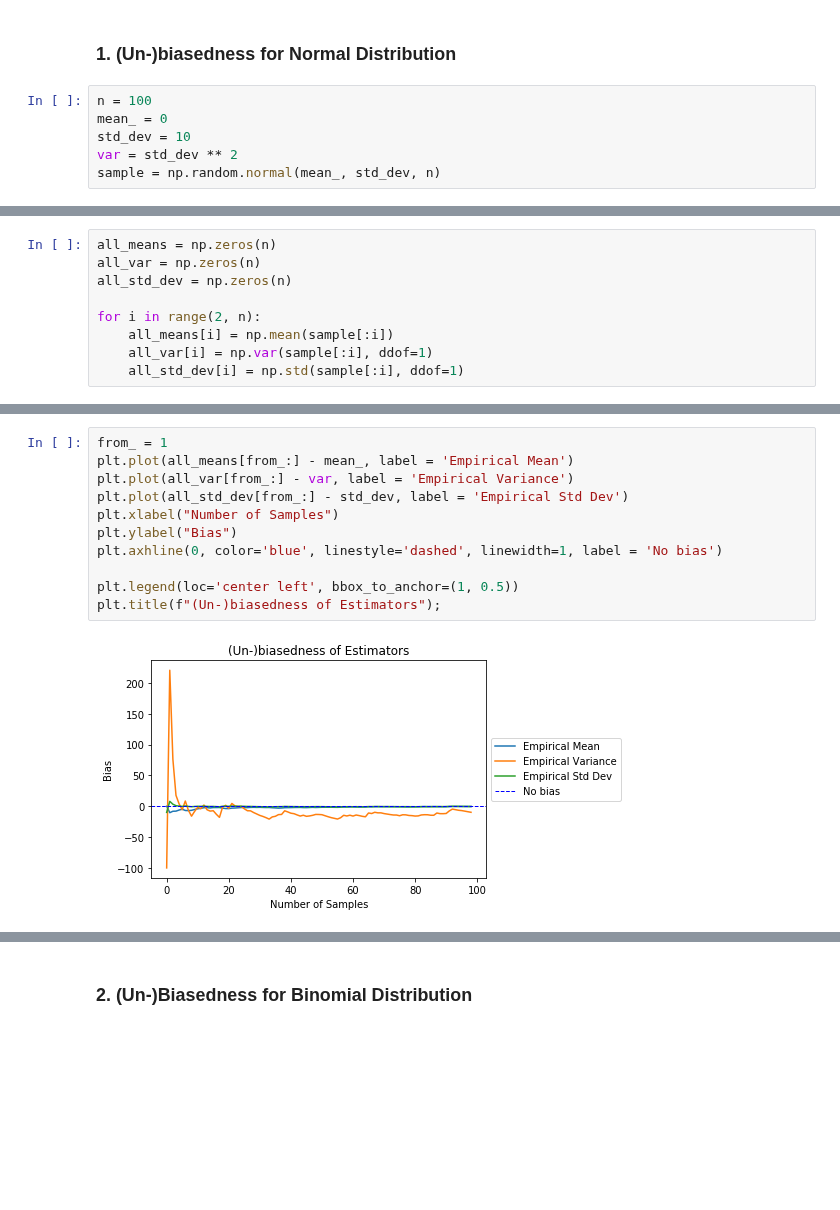
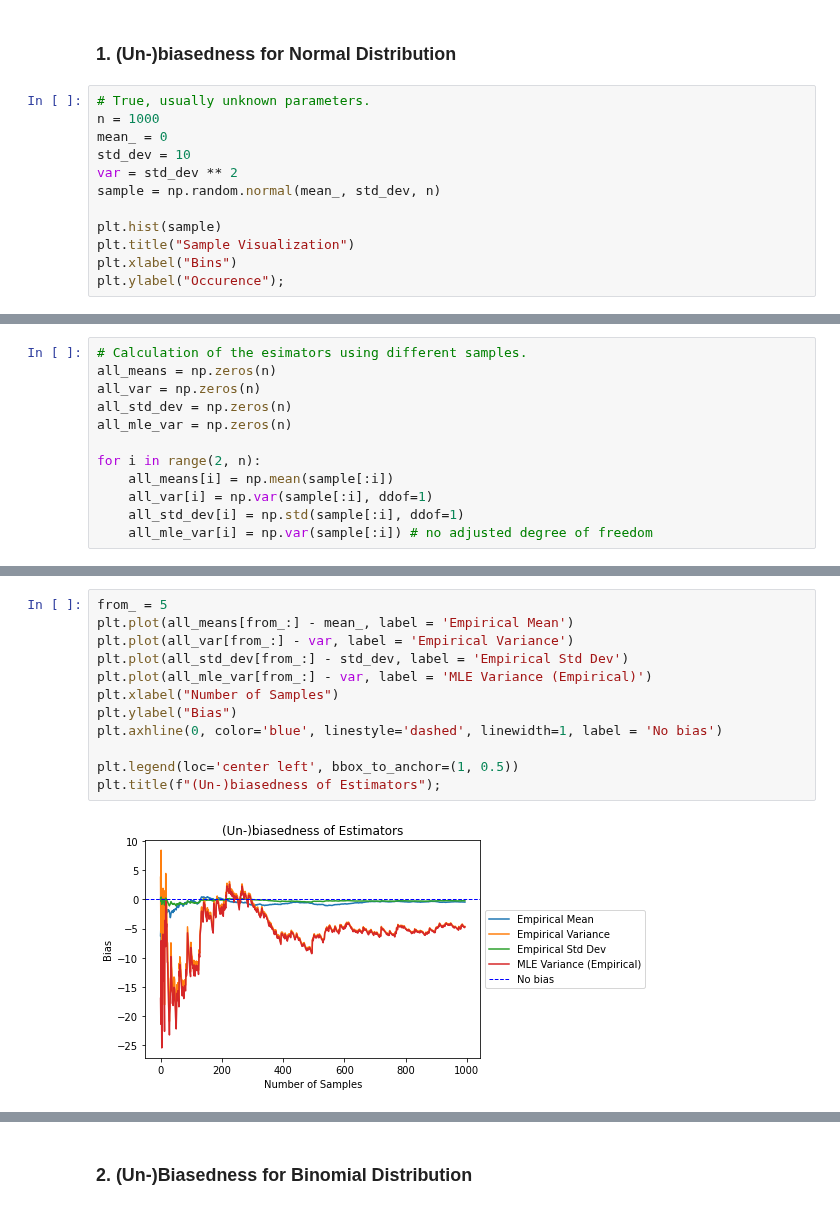
Before and after one commit to DorotheaMueller/statistics_assignments, a Jupyter notebook: ex_2.ipynb, the cells around one changed output, grey strips where cells are left out. Cells and saved outputs as stored; diff of their text form; blank space fills up the shorter version.

```diff
--- a/ex_2.ipynb
+++ b/ex_2.ipynb
@@ -221,8 +221,14 @@ The MLE are normal distributed around the true parameter $\mu$ for both the dire
 # %% [markdown]
 ### 1. (Un-)biasedness for Normal Distribution
 # %%
-n = 100
+# True, usually unknown parameters.
+n = 1000
 mean_ = 0
 std_dev = 10
 var = std_dev ** 2
 sample = np.random.normal(mean_, std_dev, n)
+
+plt.hist(sample)
+plt.title("Sample Visualization")
+plt.xlabel("Bins")
+plt.ylabel("Occurence");
@@ -229,12 +237,15 @@ sample = np.random.normal(mean_, std_dev, n)
 # %%
+# Calculation of the esimators using different samples.
 all_means = np.zeros(n)
 all_var = np.zeros(n)
 all_std_dev = np.zeros(n)
+all_mle_var = np.zeros(n)
 
 for i in range(2, n):
     all_means[i] = np.mean(sample[:i])
     all_var[i] = np.var(sample[:i], ddof=1)
     all_std_dev[i] = np.std(sample[:i], ddof=1)
+    all_mle_var[i] = np.var(sample[:i]) # no adjusted degree of freedom
 # %%
 plt.plot(all_means, label = 'Empirical Mean')
 plt.plot(all_var, label = 'Empirical Variance')
@@ -252,16 +264,17 @@ plt.title(f"Convergence of Estimators");
 # %%
-from_ = 1
+from_ = 5
 plt.plot(all_means[from_:] - mean_, label = 'Empirical Mean')
 plt.plot(all_var[from_:] - var, label = 'Empirical Variance')
 plt.plot(all_std_dev[from_:] - std_dev, label = 'Empirical Std Dev')
+plt.plot(all_mle_var[from_:] - var, label = 'MLE Variance (Empirical)')
 plt.xlabel("Number of Samples")
 plt.ylabel("Bias")
 plt.axhline(0, color='blue', linestyle='dashed', linewidth=1, label = 'No bias')
 
 plt.legend(loc='center left', bbox_to_anchor=(1, 0.5))
 plt.title(f"(Un-)biasedness of Estimators");
 # %% [output]
-[figure, old version]
+[figure, new version]
 # %%
 print(f"Mean true: {mean_}, empirical: {all_means[-1]}\nVar true {var}, empirical {all_var[-1]}\n" \
       f"Std Dev true {std_dev}, empirical {all_std_dev[-1]}")
```
Also changed, not shown: parts of 26 cells of this notebook.
